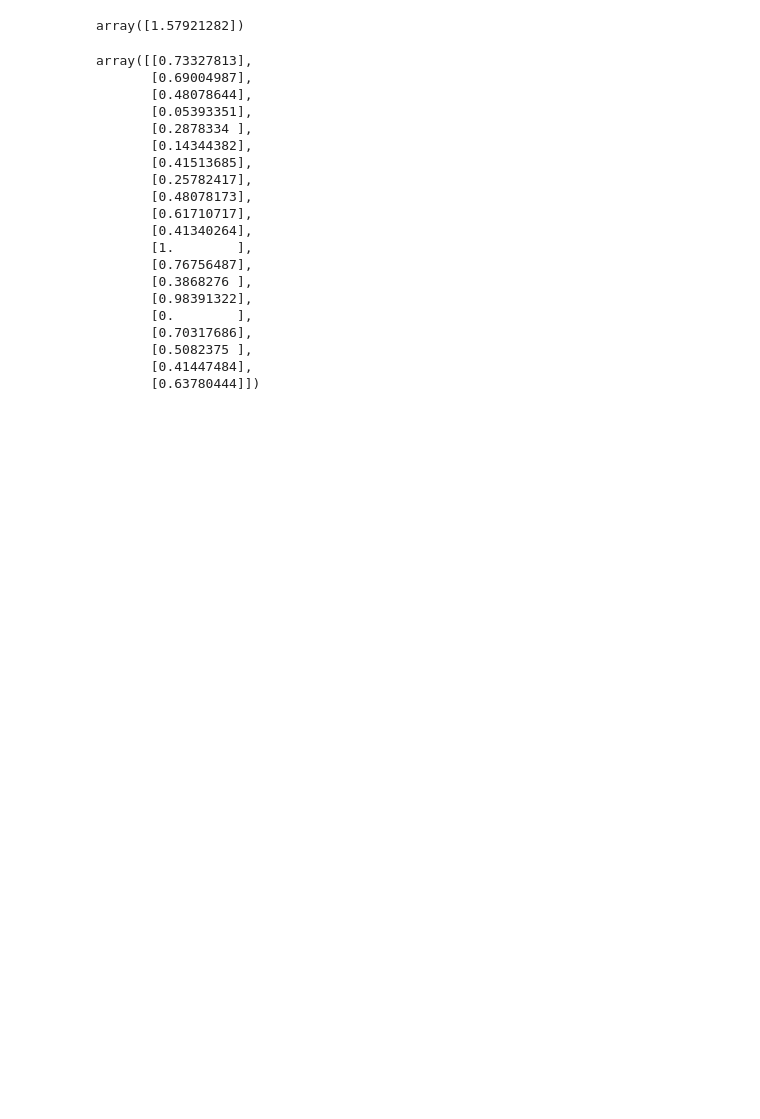
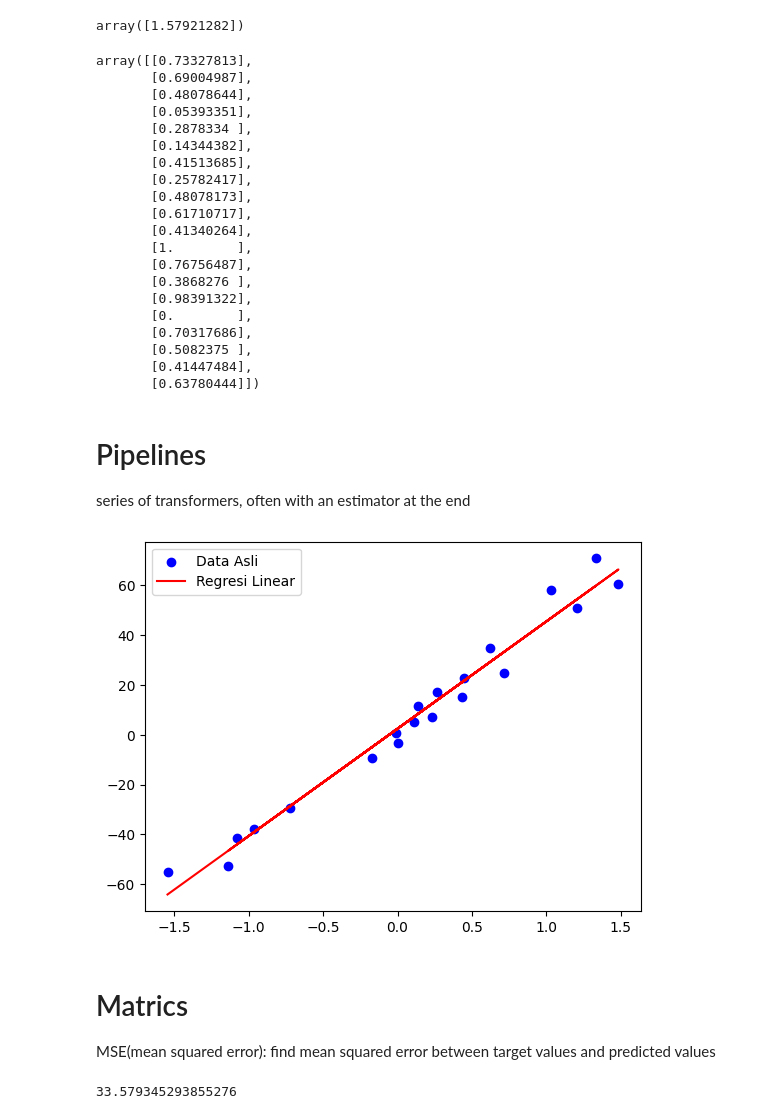
Before and after one commit to Aliyamkamila/Data-Science-Intermediate, a Jupyter notebook: Scikit_Learn_Models.ipynb, the cells around one changed output. Saved outputs shown, nothing was run; the diff lists cells and outputs as text; code cells hidden in the pictures; blank space fills up the shorter version.

```diff
--- a/Scikit_Learn_Models.ipynb
+++ b/Scikit_Learn_Models.ipynb
@@ -101,3 +101,40 @@ array([[0.73327813],
        [0.5082375 ],
        [0.41447484],
        [0.63780444]])
+# %% [markdown]
+# Pipelines
+
+series of transformers, often with an estimator at the end
+# %%
+import matplotlib.pyplot as plt
+from sklearn.datasets import make_regression
+from sklearn.linear_model import LinearRegression
+from sklearn.preprocessing import MinMaxScaler
+from sklearn.pipeline import Pipeline
+
+# Membuat data regresi
+x, y = make_regression(n_samples=20, n_features=1, noise=6.0, random_state=10)
+
+# Membuat pipeline dengan Pipeline() dan menamai langkah-langkah
+pipeline = Pipeline([
+    ('Scale', MinMaxScaler()),
+    ('Regression', LinearRegression())
+])
+
+# Melatih model
+pipeline.fit(x, y)
+
+# Prediksi
+prediction = pipeline.predict(x)
+
+# Visualisasi hasil regresi
+plt.scatter(x, y, color='blue', label="Data Asli")
+plt.plot(x, prediction, color='red', label="Regresi Linear")
+plt.legend()
+plt.show()
+# %% [output]
+[figure, added]
+# %% [markdown]
+# Matrics
+
+MSE(mean squared error): find mean squared error between target values and predicted values
@@ -103,0 +143,4 @@ array([[0.73327813],
+# %%
+mean_squared_error(y, prediction)
+# %% [output]
+33.579345293855276
```
Also changed, not shown: parts of 1 cell of this notebook.
